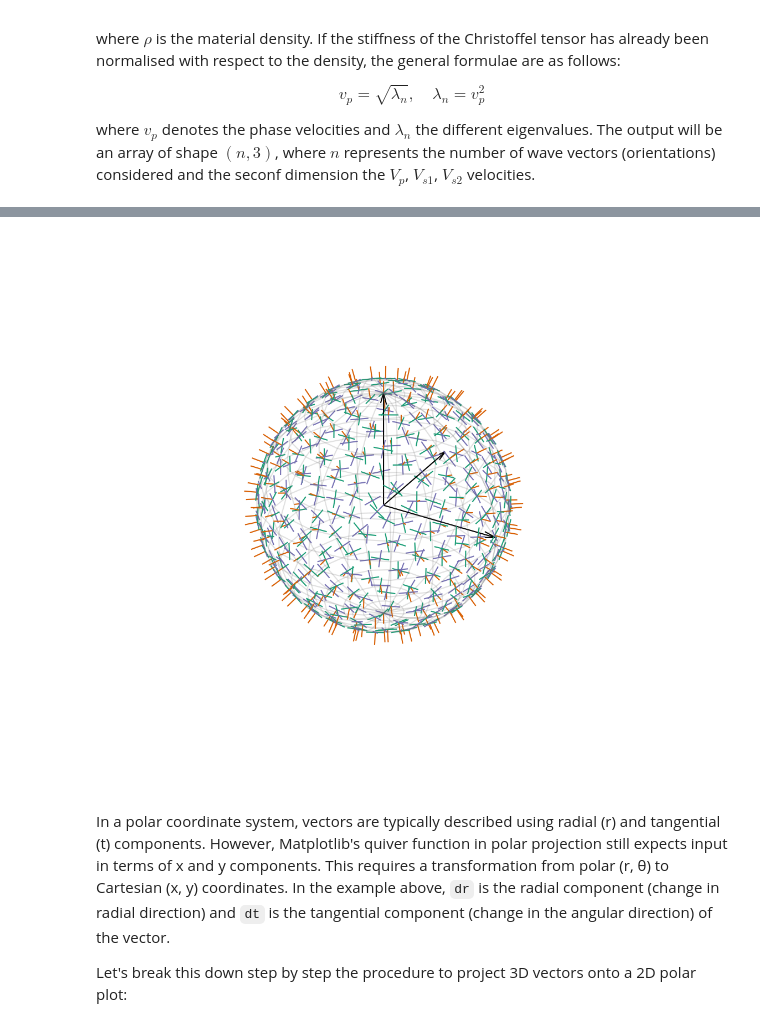
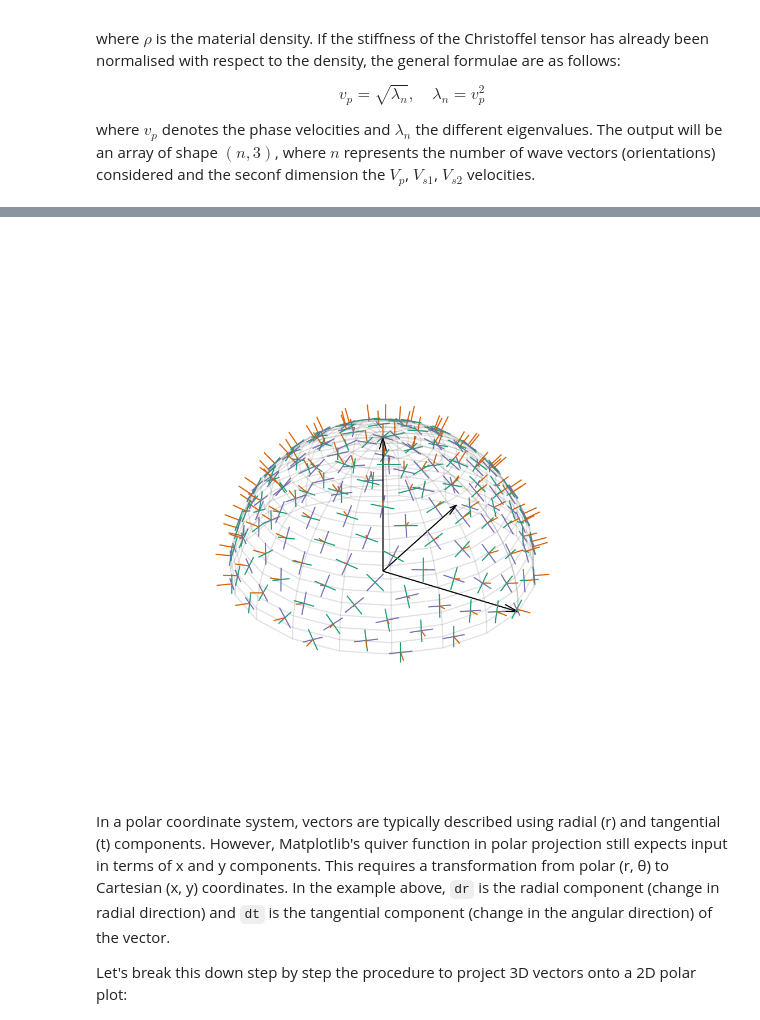
Before and after one commit to marcoalopez/PyRockWave, a Jupyter notebook: src/test_christoffel_stepbystep.ipynb, the cells around one changed output, grey strips where cells are left out. Cells and saved outputs as stored; diff of their text form; code cells hidden in the pictures.

```diff
--- a/src/test_christoffel_stepbystep.ipynb
+++ b/src/test_christoffel_stepbystep.ipynb
@@ -163,13 +157,19 @@ cbar.ax.tick_params(labelsize=18)
+# %%
+azimuths2, polar2 = coor.equispaced_S2_grid(n=150, hemisphere='upper')
+x2, y2, z2 = coor.sph2cart(azimuths2, polar2)
+wavevectors2 = np.column_stack((x2, y2, z2))
+Mil2 = ch._christoffel_matrix(wavevectors2, Cijkl_norm)
+_, eigenvectors2 = ch._calc_eigen(Mil2)
 # %%
 # Ensure P-wave polarization is in the same hemisphere as the propagation direction
 # if np.dot(p_polarization, wavevectors[0]) < 0:
 #     p_polarization = -p_polarization
 # %%
-fig2, ax = plt.subplots(figsize=(10, 10), subplot_kw={"projection": "3d"}, constrained_layout=True)
+fig2, ax = plt.subplots(figsize=(10, 10), subplot_kw={"projection": "3d"})
 
 # Plot unit sphere
 u = np.linspace(0, 2 * np.pi, 20)
-v = np.linspace(0, np.pi, 20)
+v = np.linspace(0, np.pi/2, 20)
 x = np.outer(np.cos(u), np.sin(v))
 y = np.outer(np.sin(u), np.sin(v))
 z = np.outer(np.ones(np.size(u)), np.cos(v))
@@ -186,44 +186,43 @@ ax.quiver(*origin, *c, color='black', label='z-axis', normalize=True, arrow_leng
 colors = ['#1b9e77', '#7570b3']
 labels = ['S1-wave', 'S2-wave']
 
-for i in range(eigenvectors.shape[0]):
-    surface = wavevectors[i]
-    vectors = [eigenvectors[i, :, 1], eigenvectors[i, :, 0]]
-    p_polarization = eigenvectors[i, :, 2]
+for i in range(eigenvectors2.shape[0]):
+    surface = wavevectors2[i]
+    vectors = [eigenvectors2[i, :, 1], eigenvectors2[i, :, 0]]
+    p_polarization = eigenvectors2[i, :, 2]
 
-    if np.dot(p_polarization, wavevectors[i]) < 0:
+    if np.dot(p_polarization, wavevectors2[i]) < 0:
         p_polarization = -p_polarization
 
     # P-wave polarization
     ax.quiver(*surface, *p_polarization, color='#d95f02', label='P-wave', length=0.10, arrow_length_ratio=0)
 
     # S-wave polarization
     for vec, color, label in zip(vectors, colors, labels):
         ax.quiver(*surface, *vec, color=color, label=label, pivot='middle', length=0.15, arrow_length_ratio=0)
 
 # Prettify the figure
 ax.set_xlabel('x')
 ax.set_ylabel('y')
 ax.set_zlabel('z')
 ax.set_xlim([-1, 1])
 ax.set_ylim([-1, 1])
 ax.set_zlim([-1, 1])
 # make the panes transparent
 ax.xaxis.set_pane_color((1.0, 1.0, 1.0, 0.0))
 ax.yaxis.set_pane_color((1.0, 1.0, 1.0, 0.0))
 ax.zaxis.set_pane_color((1.0, 1.0, 1.0, 0.0))
 # make the grid lines transparent
 ax.xaxis._axinfo["grid"]['color'] =  (1,1,1,0)
 ax.yaxis._axinfo["grid"]['color'] =  (1,1,1,0)
 ax.zaxis._axinfo["grid"]['color'] =  (1,1,1,0)
-# axis off
 ax.axis("off")
 #ax.legend
 
-# Set an equal aspect ratio
-_ = ax.axis('equal')
+ax.axis('equal')  # Set an equal aspect ratio
+fig2.tight_layout()
 # %% [output]
-[figure, old version]
+[figure, new version]
 # %% [markdown]
 In a polar coordinate system, vectors are typically described using radial (r) and tangential (t) components. However, Matplotlib's quiver function in polar projection still expects input in terms of x and y components. This requires a transformation from polar (r, θ) to Cartesian (x, y) coordinates. In the example above, ``dr`` is the radial component (change in radial direction) and ``dt`` is the tangential component (change in the angular direction) of the vector.
 
```
Also changed, not shown: parts of 33 cells of this notebook.
